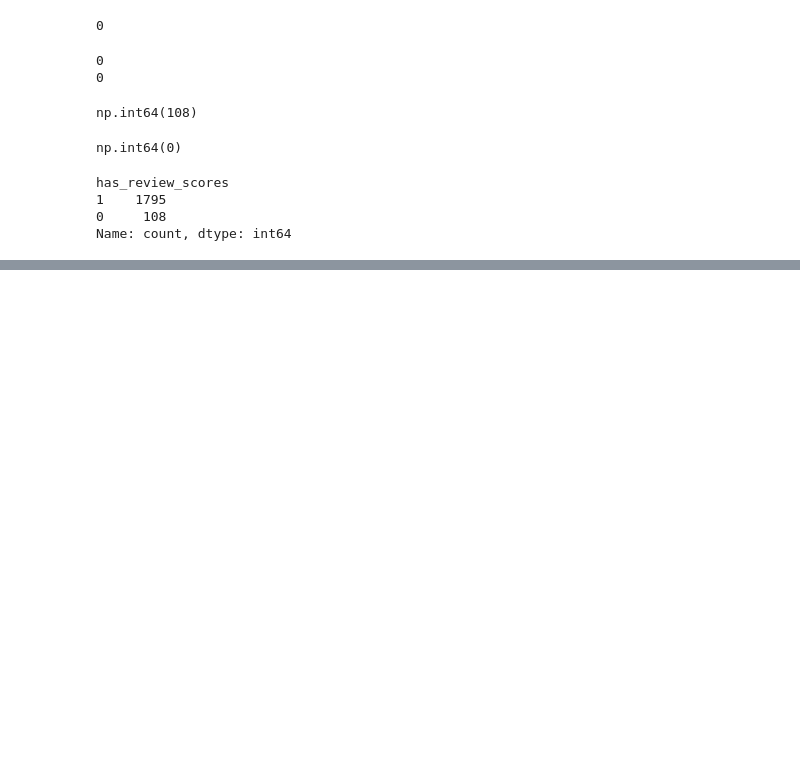
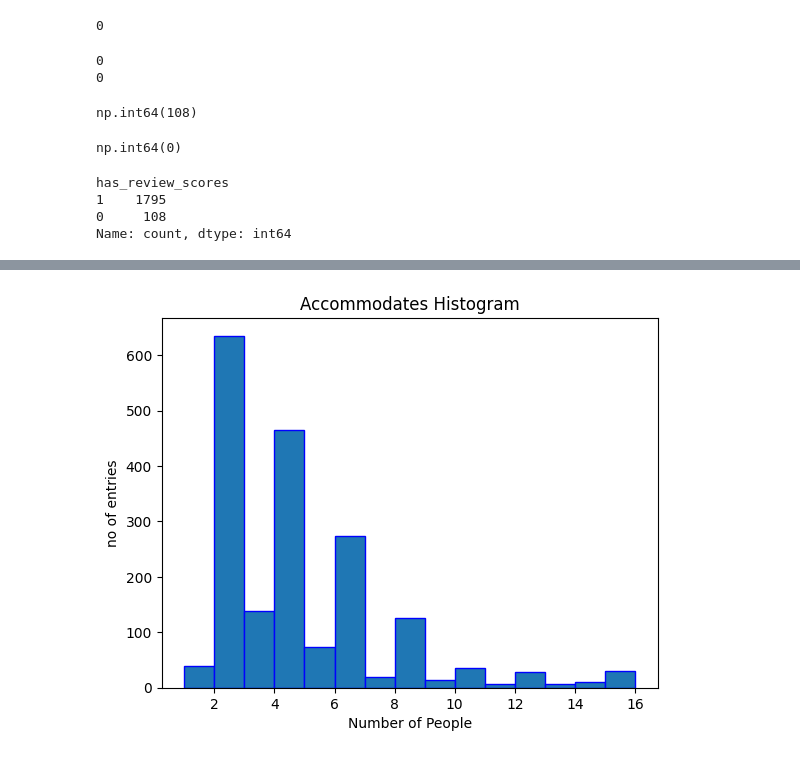
Before and after one commit to Vineet-Reddy-Saddi/Linear-Regression-Model, a Jupyter notebook: Assignment_1.ipynb, the cells around one changed output, grey strips where cells are left out. Saved outputs shown, nothing was run; the diff lists cells and outputs as text; code cells hidden in the pictures; blank space fills up the shorter version.

Commit message:
Visualization have been added

```diff
--- a/Assignment_1.ipynb
+++ b/Assignment_1.ipynb
@@ -210,3 +190,9 @@ has_review_scores
 1    1795
 0     108
 Name: count, dtype: int64
+# %%
+df_model=df_ash[["accommodates","bedrooms","bathrooms","review_scores_rating","minimum_nights","has_review_scores"]]
+# %%
+df_model.reset_index(drop=True, inplace=True)  # Reset index first
+df_model.index = df_model.index + 1
+df_model
@@ -212,0 +272,8 @@ Name: count, dtype: int64
+# %%
+plt.hist(df_model["accommodates"],bins="auto", edgecolor="blue")
+plt.xlabel("Number of People")
+plt.ylabel("no of entries")
+plt.title("Accommodates Histogram")
+plt.show()
+# %% [output]
+[figure, added]
```
Also changed, not shown: parts of 14 cells of this notebook.
